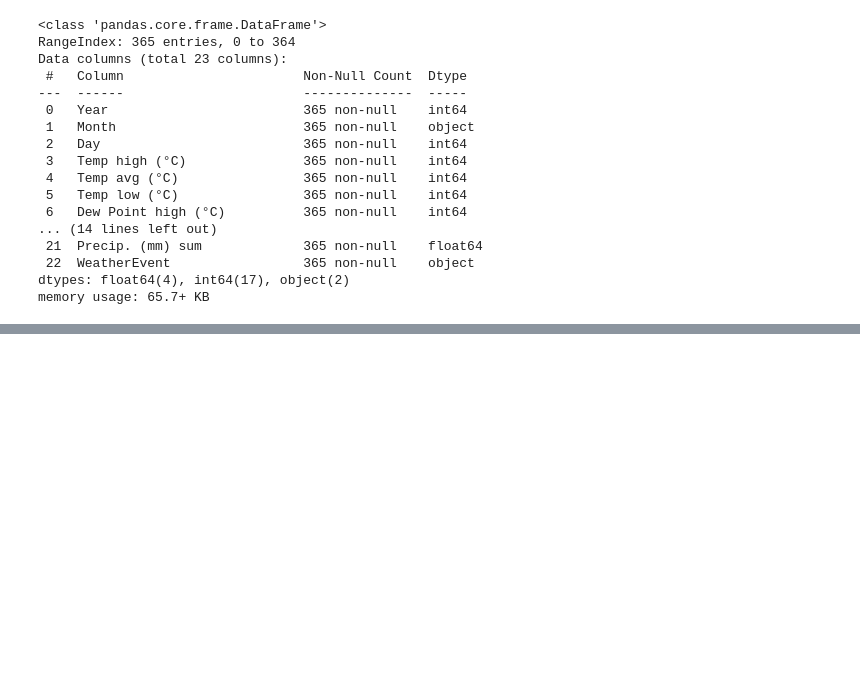
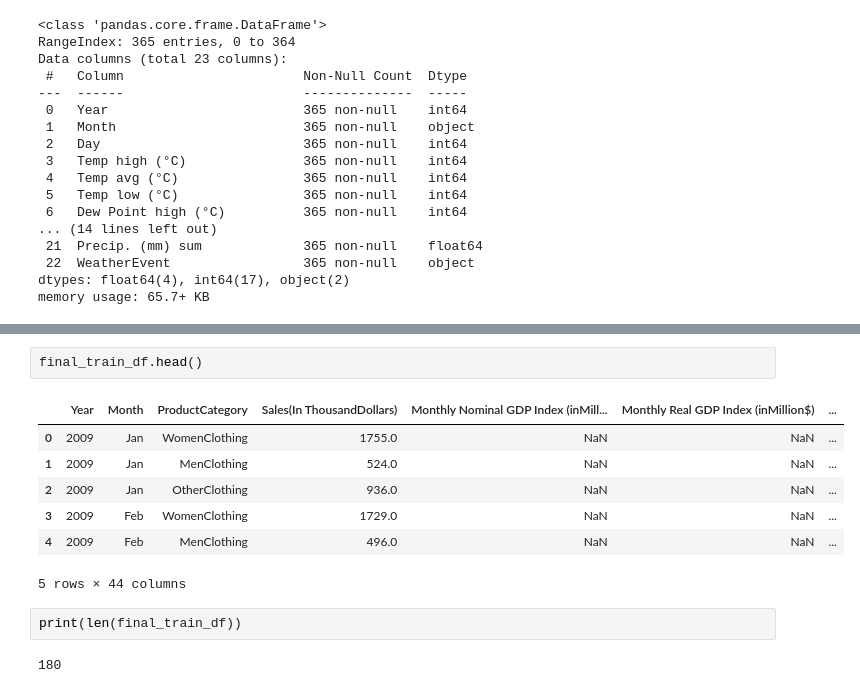
Before and after one commit to abrahamshimelis/walmart-sales-prediction, a Jupyter notebook: notebooks/walmart-sales-prediction.ipynb, the cells around one changed output, grey strips where cells are left out. Drawn from its saved outputs; the diff is of its cells as text; blank space fills up the shorter version.

```diff
--- a/notebooks/walmart-sales-prediction.ipynb
+++ b/notebooks/walmart-sales-prediction.ipynb
@@ -526,0 +588,14 @@ memory usage: 65.7+ KB
+# %%
+final_train_df.head()
+# %% [output]
+|  | Year | Month | ProductCategory | Sales(In ThousandDollars) | Monthly Nominal GDP Index (inMill... | Monthly Real GDP Index (inMillion$) | ... |
+| 0 | 2009 | Jan | WomenClothing | 1755.0 | NaN | NaN | ... |
+| 1 | 2009 | Jan | MenClothing | 524.0 | NaN | NaN | ... |
+| 2 | 2009 | Jan | OtherClothing | 936.0 | NaN | NaN | ... |
+| 3 | 2009 | Feb | WomenClothing | 1729.0 | NaN | NaN | ... |
+| 4 | 2009 | Feb | MenClothing | 496.0 | NaN | NaN | ... |
+5 rows × 44 columns
+# %%
+print(len(final_train_df))
+# %% [output]
+180
```
Also changed, not shown: parts of 23 cells of this notebook, 1 other file.
